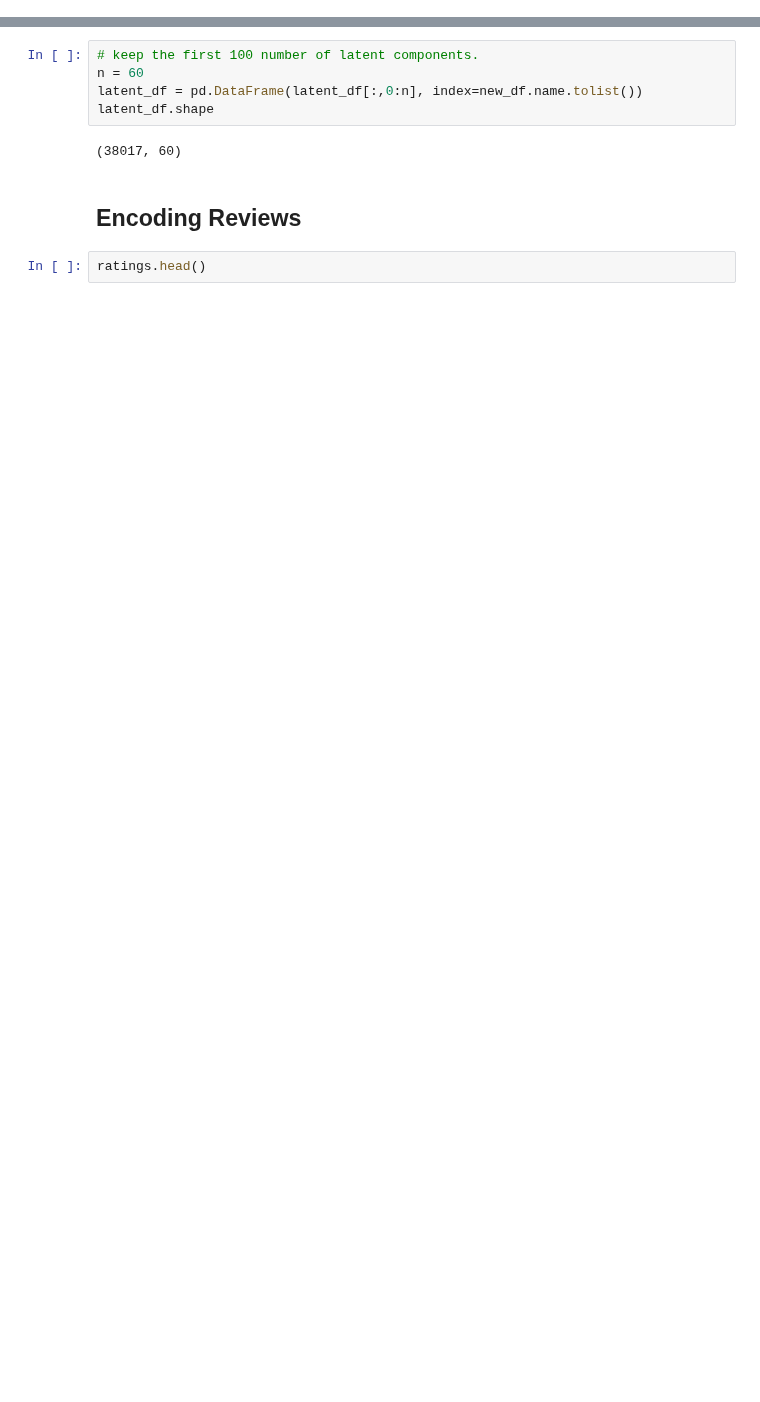
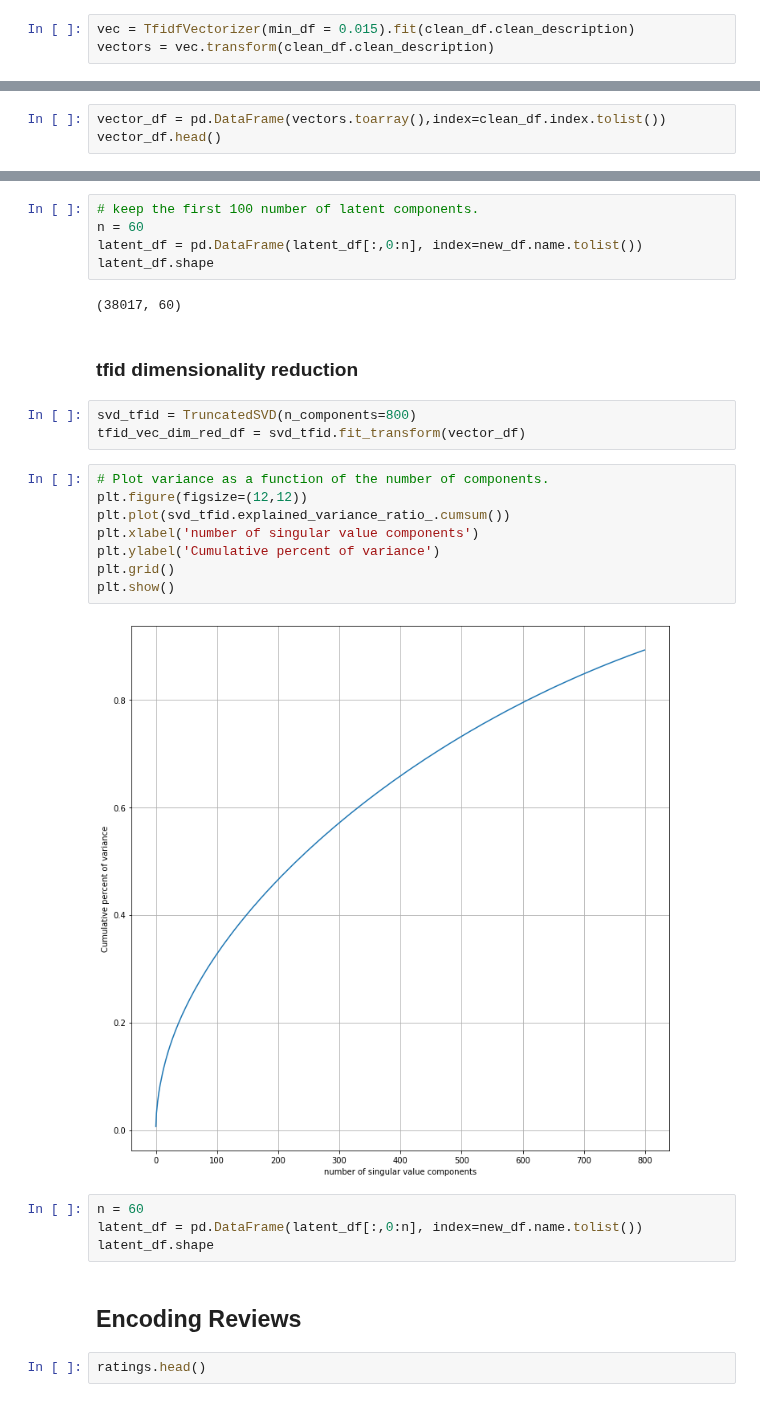
Before and after one commit to JoaoMarques1/find_your_inner_gamer, a Jupyter notebook: notebooks/cosine_similarity.ipynb, the cells around one changed output, grey strips where cells are left out. Cells and saved outputs as stored; diff of their text form; blank space fills up the shorter version.

```diff
--- a/notebooks/cosine_similarity.ipynb
+++ b/notebooks/cosine_similarity.ipynb
@@ -257,0 +261,3 @@ clean_df['clean_description'][0]
+# %%
+vec = TfidfVectorizer(min_df = 0.015).fit(clean_df.clean_description)
+vectors = vec.transform(clean_df.clean_description)
@@ -257,0 +268,3 @@ clean_df['clean_description'][0]
+# %%
+vector_df = pd.DataFrame(vectors.toarray(),index=clean_df.index.tolist())
+vector_df.head()
@@ -296,6 +317,25 @@ latent_df = pd.DataFrame(latent_df[:,0:n], index=new_df.name.tolist())
 latent_df.shape
 # %% [output]
 (38017, 60)
+# %% [markdown]
+### tfid dimensionality reduction
+# %%
+svd_tfid = TruncatedSVD(n_components=800)
+tfid_vec_dim_red_df = svd_tfid.fit_transform(vector_df)
+# %%
+# Plot variance as a function of the number of components.
+plt.figure(figsize=(12,12))
+plt.plot(svd_tfid.explained_variance_ratio_.cumsum())
+plt.xlabel('number of singular value components')
+plt.ylabel('Cumulative percent of variance')
+plt.grid()
+plt.show()
+# %% [output]
+[figure, added]
+# %%
+n = 60
+latent_df = pd.DataFrame(latent_df[:,0:n], index=new_df.name.tolist())
+latent_df.shape
 # %% [markdown]
 ## Encoding Reviews
 # %%
```
Also changed, not shown: parts of 5 cells of this notebook.
